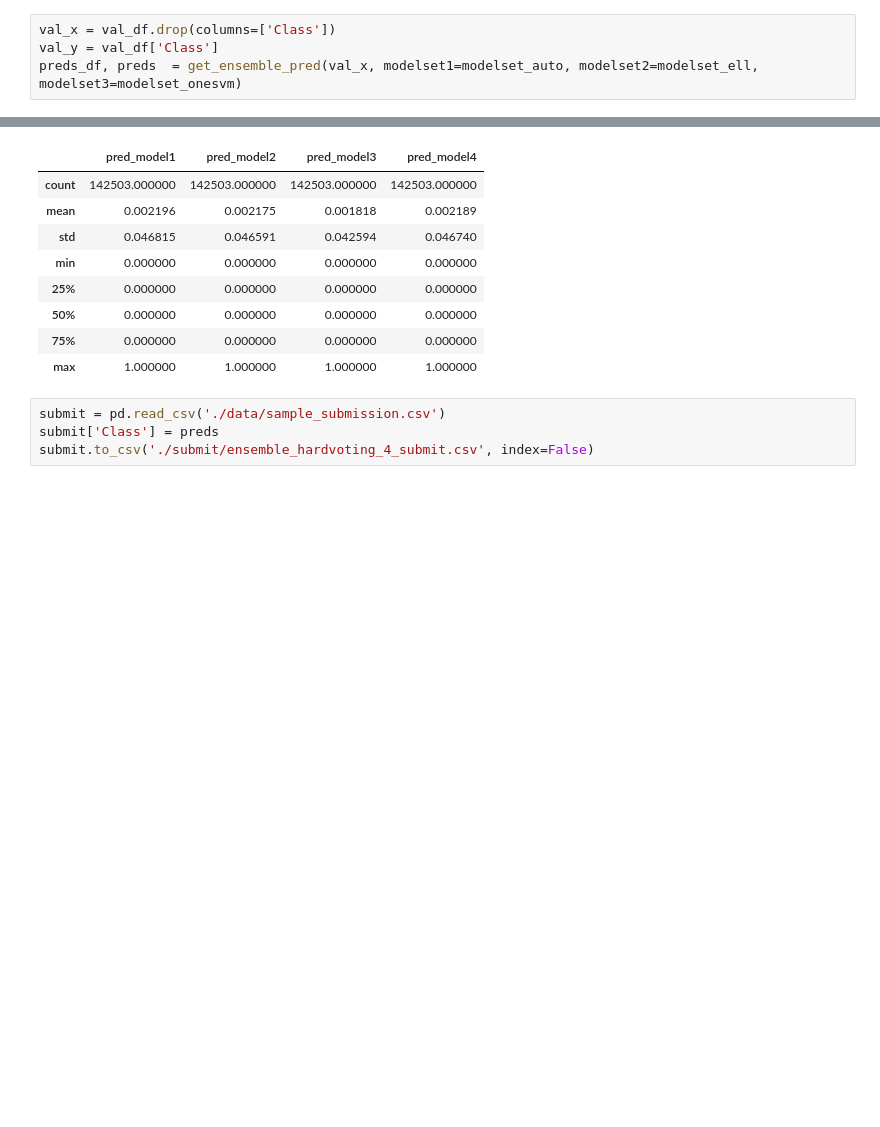
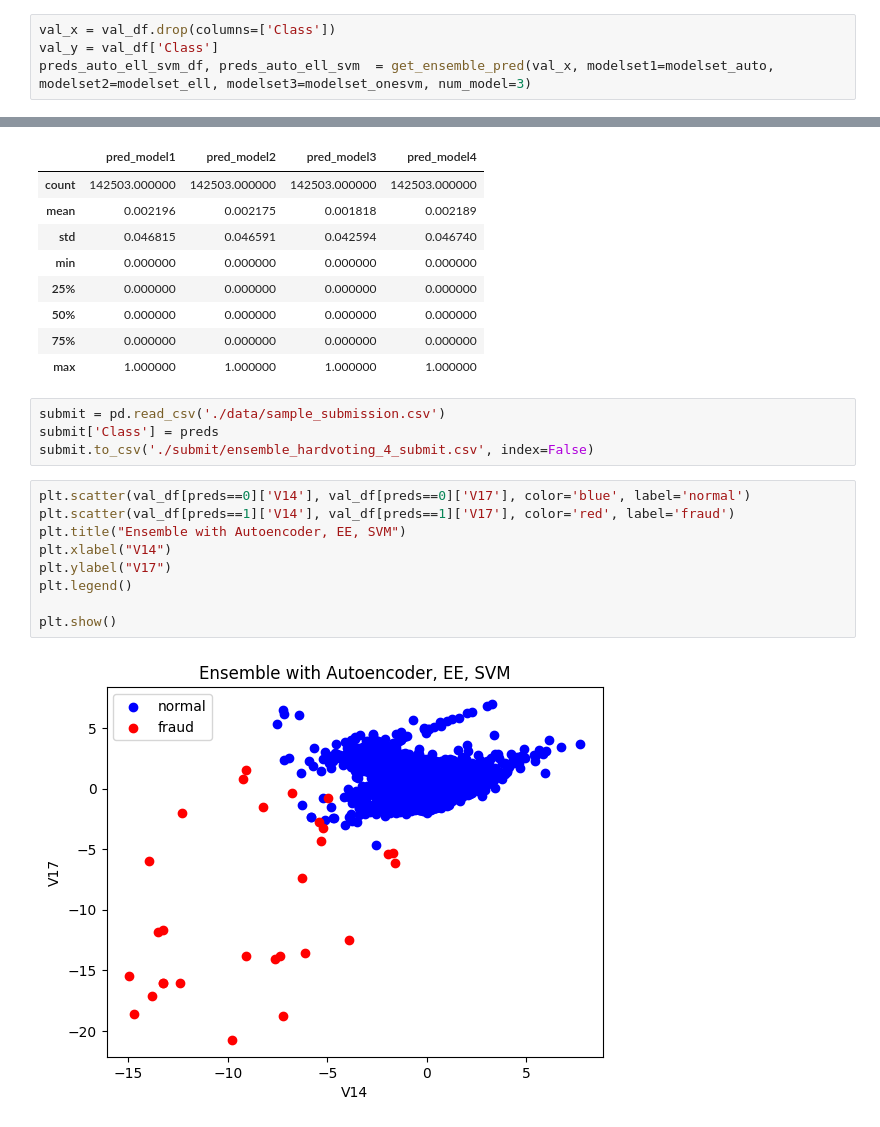
Before and after one commit to Seoyeon-An/YBIGTA_CreditCardAI, a Jupyter notebook: ensemble.ipynb, the cells around one changed output, grey strips where cells are left out. Cells and saved outputs as stored; diff of their text form; blank space fills up the shorter version.

```diff
--- a/ensemble.ipynb
+++ b/ensemble.ipynb
@@ -618,7 +634,7 @@ modelset_onesvm = ('SVM', model_svm)
 # %%
 val_x = val_df.drop(columns=['Class'])
 val_y = val_df['Class']
-preds_df, preds  = get_ensemble_pred(val_x, modelset1=modelset_auto, modelset2=modelset_ell, modelset3=modelset_onesvm)
+preds_auto_ell_svm_df, preds_auto_ell_svm  = get_ensemble_pred(val_x, modelset1=modelset_auto, modelset2=modelset_ell, modelset3=modelset_onesvm, num_model=3)
 # %% [output]
 start
 Autoencoder done
@@ -667,3 +737,14 @@ preds_df.describe()
 submit = pd.read_csv('./data/sample_submission.csv')
 submit['Class'] = preds
 submit.to_csv('./submit/ensemble_hardvoting_4_submit.csv', index=False)
+# %%
+plt.scatter(val_df[preds==0]['V14'], val_df[preds==0]['V17'], color='blue', label='normal')
+plt.scatter(val_df[preds==1]['V14'], val_df[preds==1]['V17'], color='red', label='fraud')
+plt.title("Ensemble with Autoencoder, EE, SVM")
+plt.xlabel("V14")
+plt.ylabel("V17")
+plt.legend()
+
+plt.show()
+# %% [output]
+[figure, added]
```
Also changed, not shown: parts of 12 cells of this notebook.
